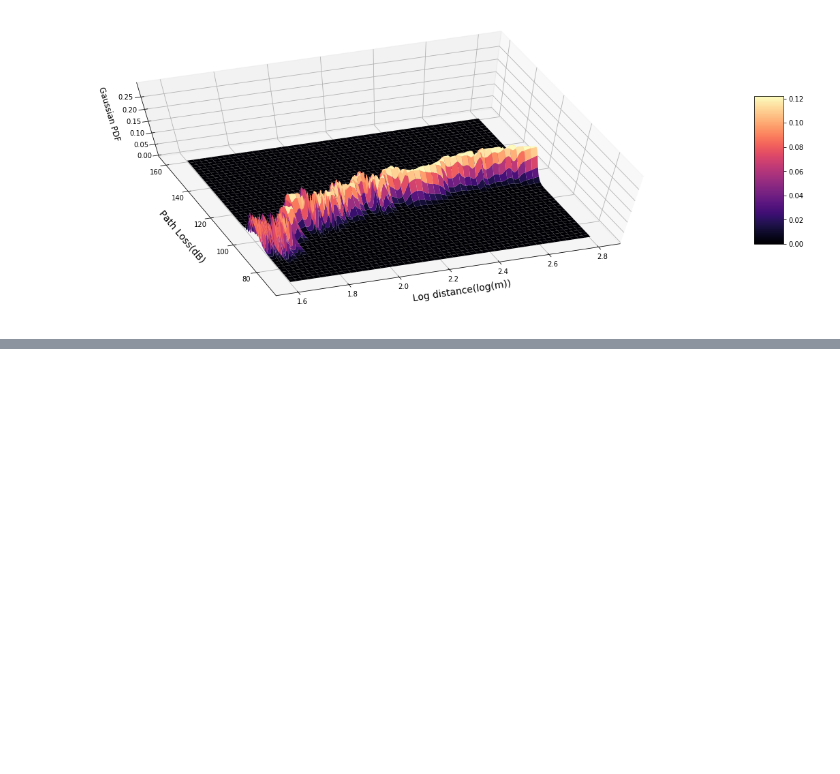
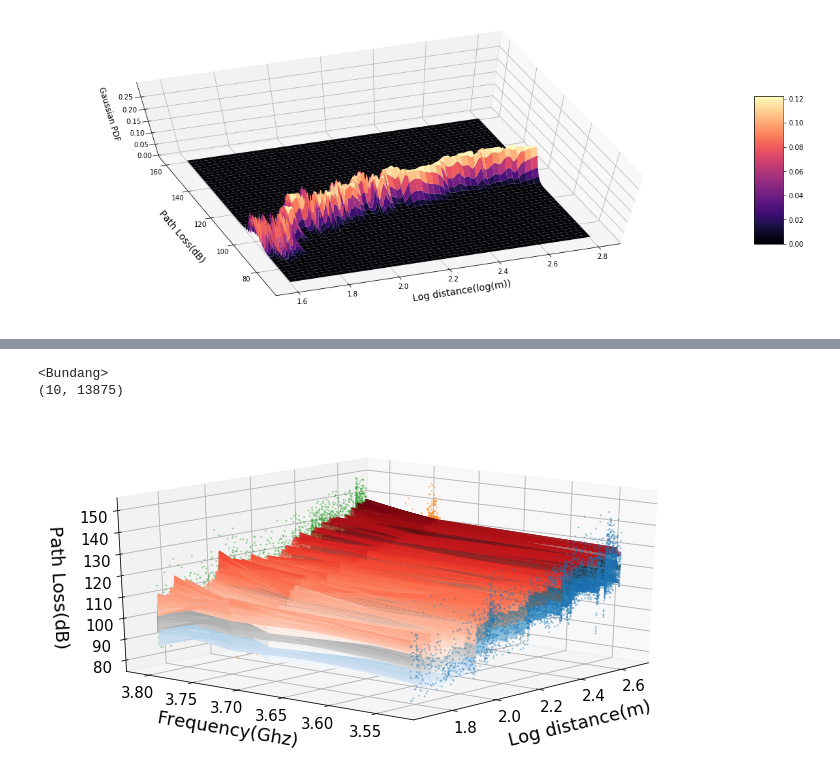
Before and after one commit to chanship72/pathloss, a Jupyter notebook: gaussian_process_noise_analysis.ipynb, the cells around one changed output, grey strips where cells are left out. Cells and saved outputs as stored; diff of their text form; code cells hidden in the pictures; blank space fills up the shorter version.

```diff
--- a/gaussian_process_noise_analysis.ipynb
+++ b/gaussian_process_noise_analysis.ipynb
@@ -187,0 +323,9 @@ Pathloss Noise modeling(3D) - 3.4Ghz Bundang
+# %%
+# Instantiate a Gaussian Process model
+# kernel = C(1.0, (1e-3, 1e3)) * RBF(10, (1e-2, 1e2))
+# kernel = 1.0 * RBF(length_scale=100.0, length_scale_bounds=(1e-2, 1e3)) \
+#    + WhiteKernel(noise_level=1, noise_level_bounds=(1e-10, 1e+1))
+# gp = GaussianProcessRegressor(kernel=kernel, n_restarts_optimizer=9)
+kernel = 1.0 * RBF(length_scale=1.0, length_scale_bounds=(1e-2, 1e3)) \
+    + WhiteKernel(noise_level=1e-5, noise_level_bounds=(1e-10, 1e+1))
+gp = GaussianProcessRegressor(kernel=kernel, alpha=0.0)
@@ -187,0 +343,10 @@ Pathloss Noise modeling(3D) - 3.4Ghz Bundang
+# %%
+%autoreload
+gp_model = gp
+
+print("<Bundang>")
+gp_train_multi_3dgraph_comb(gp_model, dataX_bh, dataY_bh, X_train_bh)
+# %% [output]
+<Bundang>
+(10, 13875)
+[figure, added]
```
Also changed, not shown: parts of 8 cells of this notebook.
